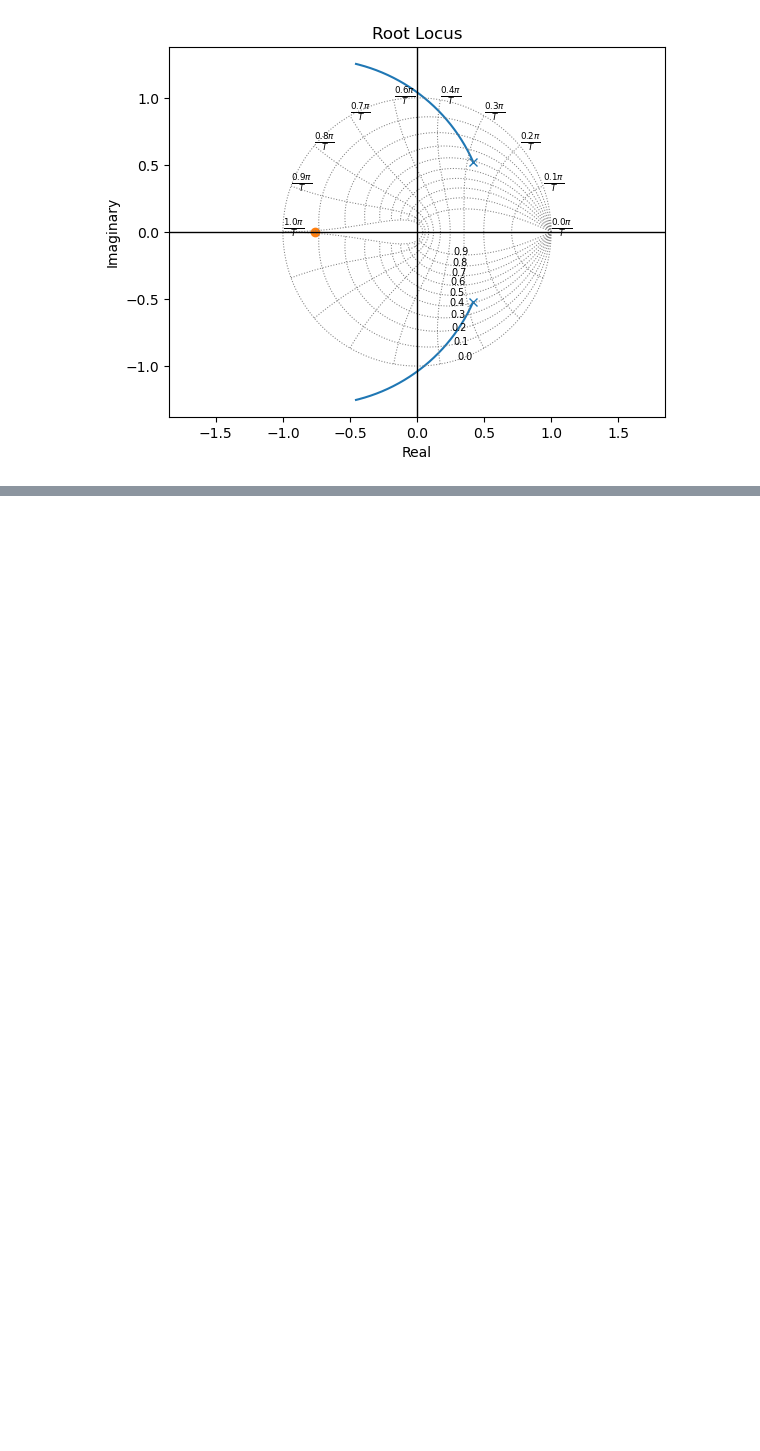
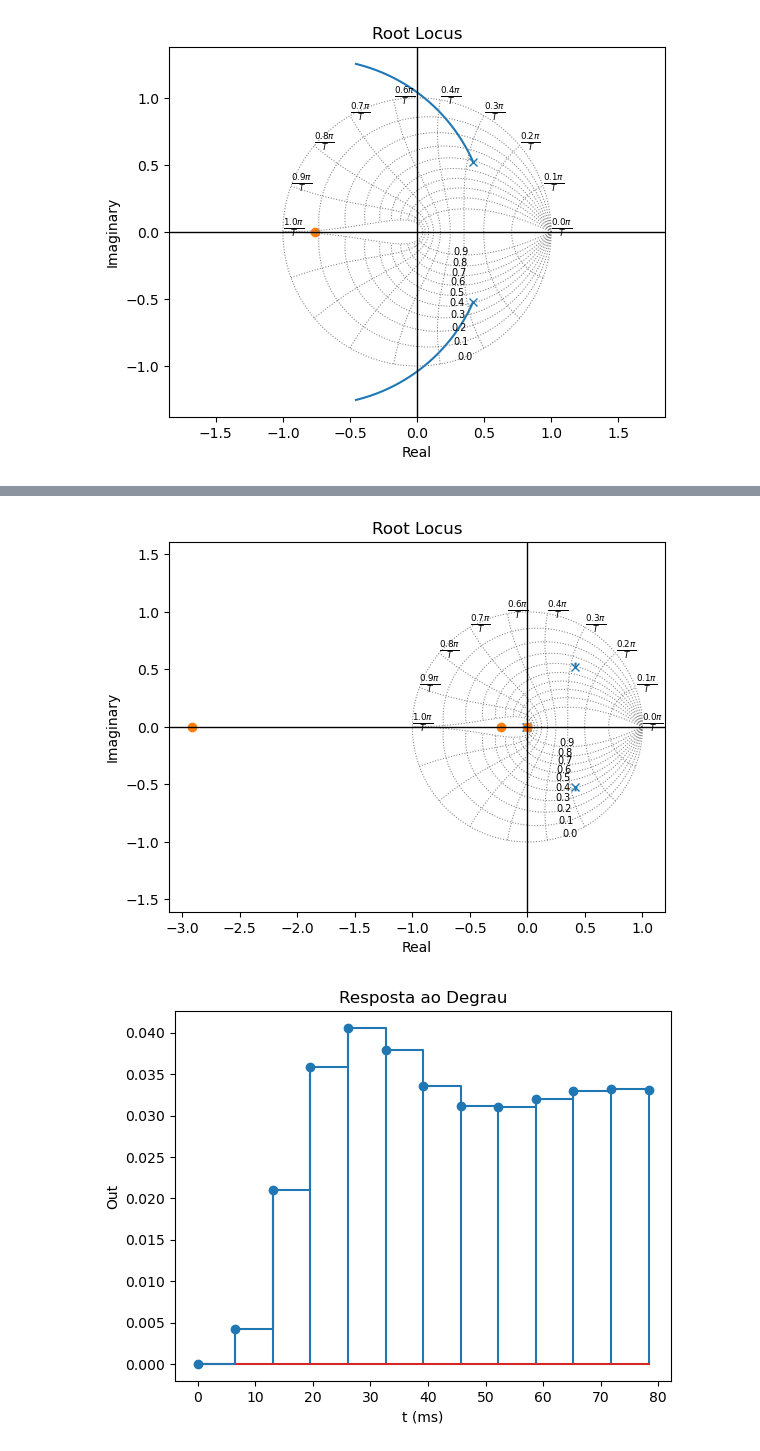
Before and after one commit to Emanuel600/Misc, a Jupyter notebook: Simul_Controle/Projeto 1 - Transformada z.ipynb, the cells around one changed output, grey strips where cells are left out. Drawn from its saved outputs; the diff is of its cells as text; code cells hidden in the pictures; blank space fills up the shorter version.

```diff
--- a/Simul_Controle/Projeto 1 - Transformada z.ipynb
+++ b/Simul_Controle/Projeto 1 - Transformada z.ipynb
@@ -161,0 +217,10 @@ a = [ 1.         -0.83504112  0.44932896]
+# %%
+k = np.linspace(0, K+3, 100)
+ct.root_locus(Cz*Gz, k)
+plt.show()
+ctl.plot_step(K*Cz*Gz, t=np.arange(0, 80e-3, Ta))
+plt.grid()
+plt.show()
+# %% [output]
+[figure, added]
+[figure, added]
```
Also changed, not shown: parts of 9 cells of this notebook, 1 other file.
